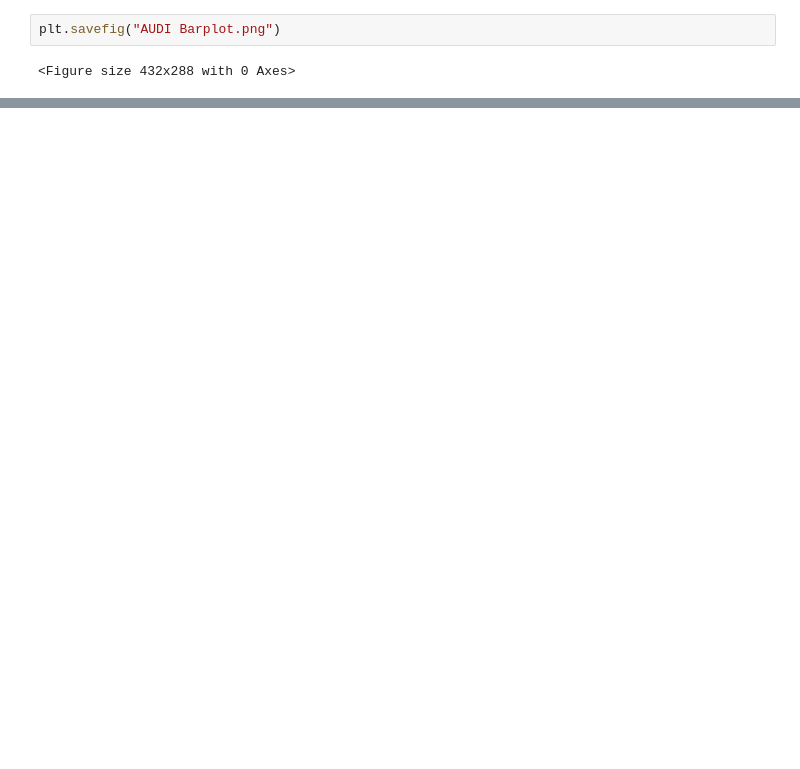
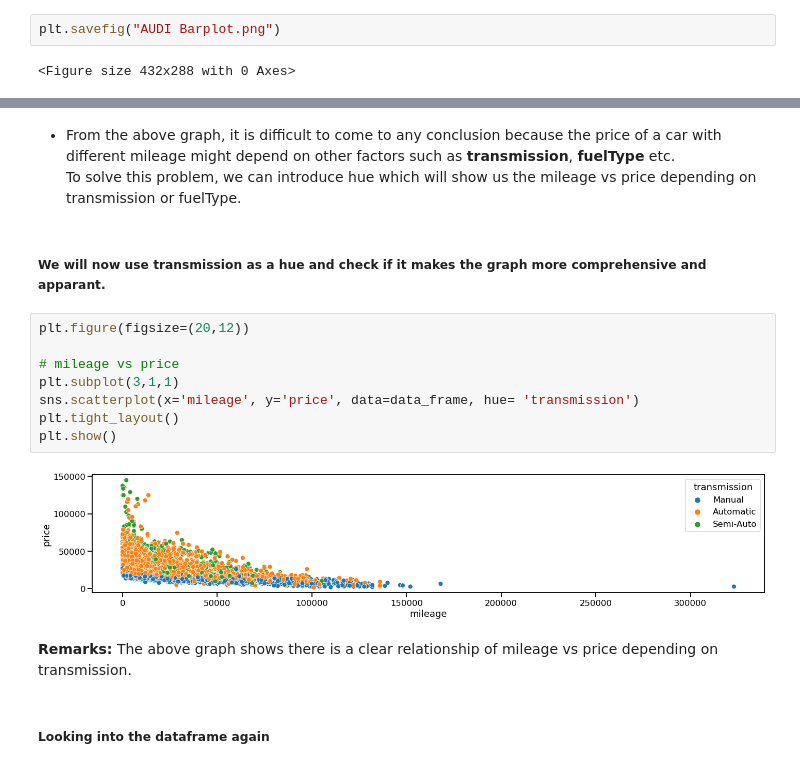
Before and after one commit to tasnimmuna2610/audi_used_car_analysis, a Jupyter notebook: audi_used_car_EDA.ipynb, the cells around one changed output, grey strips where cells are left out. Saved outputs shown, nothing was run; the diff lists cells and outputs as text; blank space fills up the shorter version.

```diff
--- a/audi_used_car_EDA.ipynb
+++ b/audi_used_car_EDA.ipynb
@@ -439,0 +485,19 @@ plt.savefig("AUDI Barplot.png")
+# %% [markdown]
+- From the above graph, it is difficult to come to any conclusion because the price of a car with different mileage might depend on other factors such as **transmission**, **fuelType** etc.
+<br> To solve this problem, we can introduce hue which will show us the mileage vs price depending on transmission or fuelType.
+# %% [markdown]
+#####  We will now use transmission as a hue and check if it makes the graph more comprehensive and apparant.
+# %%
+plt.figure(figsize=(20,12))
+
+# mileage vs price
+plt.subplot(3,1,1)
+sns.scatterplot(x='mileage', y='price', data=data_frame, hue= 'transmission')
+plt.tight_layout()
+plt.show()
+# %% [output]
+[figure, added]
+# %% [markdown]
+**Remarks:** The above graph shows there is a clear relationship of mileage vs price depending on transmission.
+# %% [markdown]
+##### Looking into the dataframe again
```
Also changed, not shown: parts of 35 cells of this notebook.
